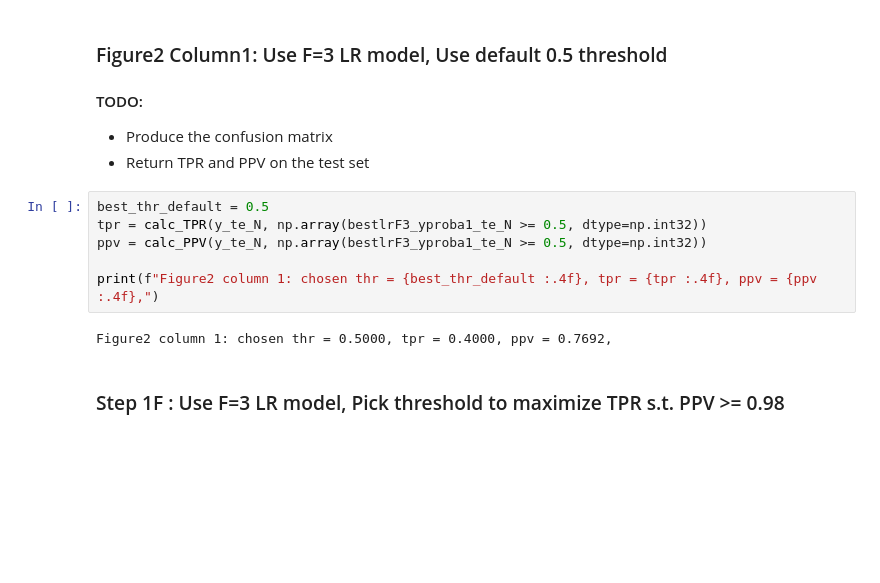
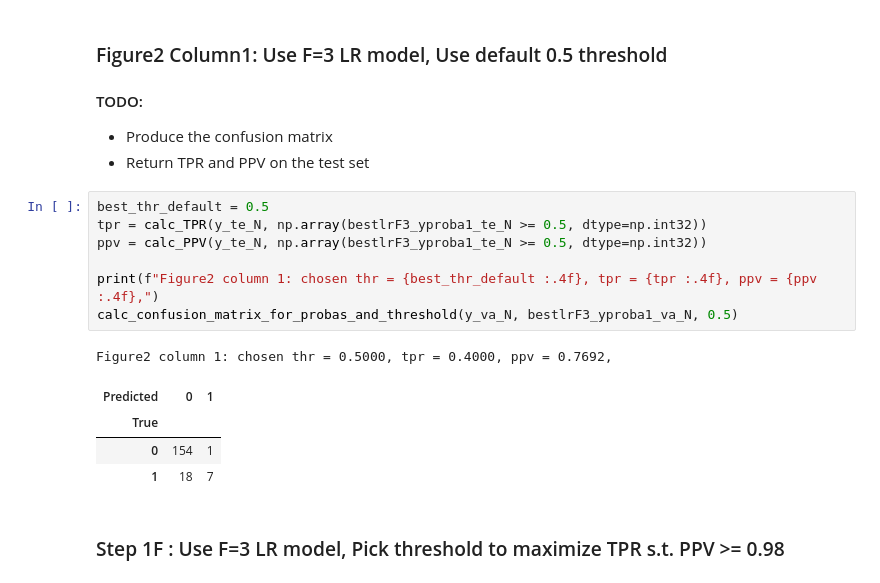
Before and after one commit to liam-strand/cs135, a Jupyter notebook: hw2/hw2_notebook.ipynb, the cells around one changed output. Saved outputs shown, nothing was run; the diff lists cells and outputs as text; blank space fills up the shorter version.

```diff
--- a/hw2/hw2_notebook.ipynb
+++ b/hw2/hw2_notebook.ipynb
@@ -459,11 +456,16 @@ An example of Figure2 looks like
 # %%
 best_thr_default = 0.5
 tpr = calc_TPR(y_te_N, np.array(bestlrF3_yproba1_te_N >= 0.5, dtype=np.int32))
 ppv = calc_PPV(y_te_N, np.array(bestlrF3_yproba1_te_N >= 0.5, dtype=np.int32))
 
 print(f"Figure2 column 1: chosen thr = {best_thr_default :.4f}, tpr = {tpr :.4f}, ppv = {ppv :.4f},")
+calc_confusion_matrix_for_probas_and_threshold(y_va_N, bestlrF3_yproba1_va_N, 0.5)
 # %% [output]
 Figure2 column 1: chosen thr = 0.5000, tpr = 0.4000, ppv = 0.7692,
+| Predicted | 0 | 1 |
+| True |  |  |
+| 0 | 154 | 1 |
+| 1 | 18 | 7 |
 # %% [markdown]
 ### Step 1F : Use F=3 LR model, Pick threshold to maximize TPR s.t. PPV >= 0.98
 # %% [markdown]
```
Also changed, not shown: parts of 1 cell of this notebook, 7 other files.
